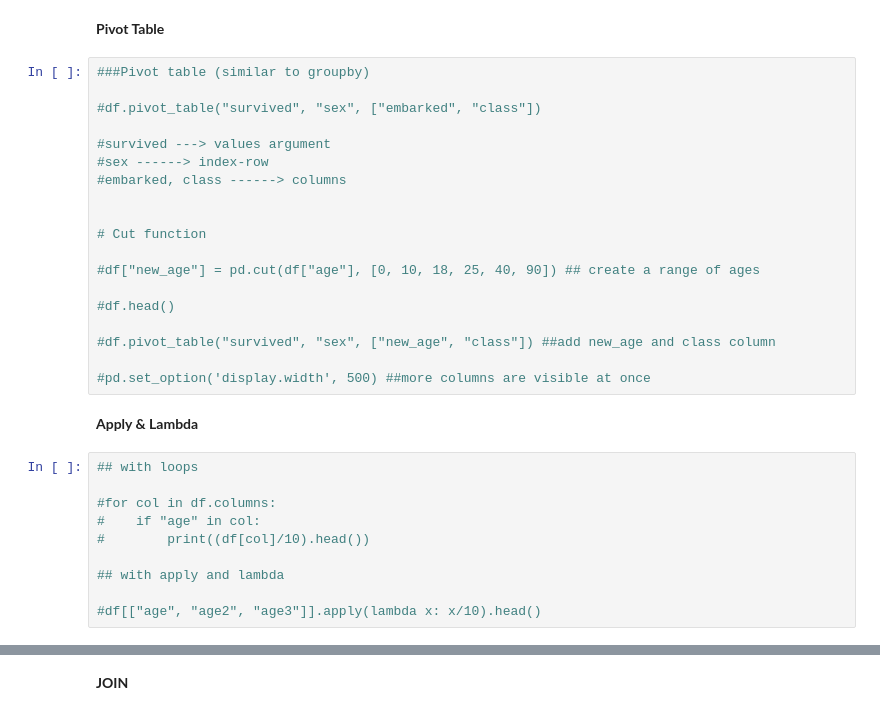
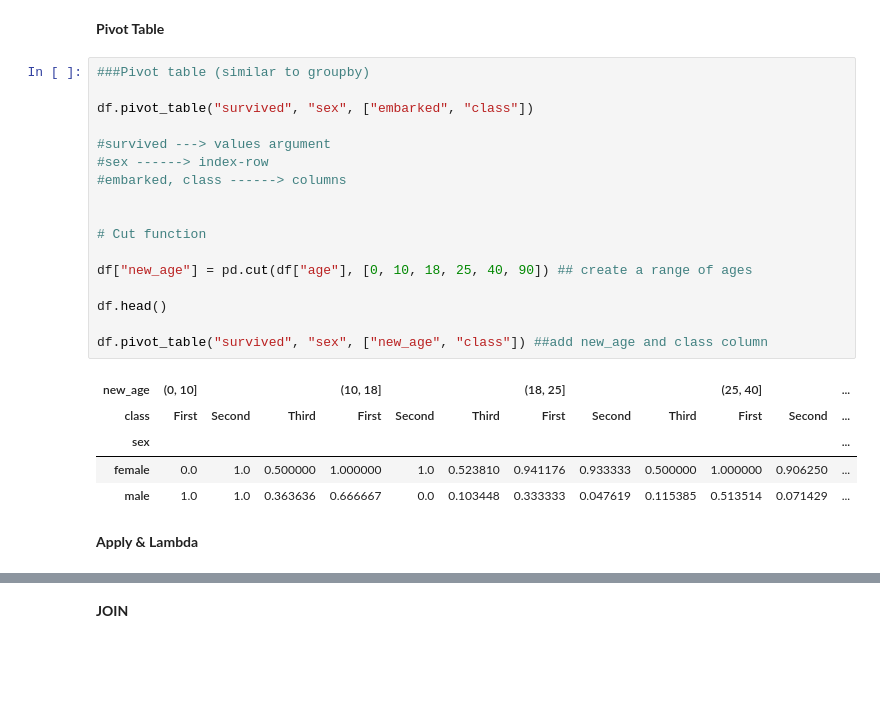
Before and after one commit to YeldaYuksel/Pandas_Python, a Jupyter notebook: Pandas-Python.ipynb, the cells around one changed output, grey strips where cells are left out. Saved outputs shown, nothing was run; the diff lists cells and outputs as text; blank space fills up the shorter version.

```diff
--- a/Pandas-Python.ipynb
+++ b/Pandas-Python.ipynb
@@ -159,31 +224,25 @@ Dataframes - Two dimensional data structure, contain index information
 # %%
 ###Pivot table (similar to groupby)
 
-#df.pivot_table("survived", "sex", ["embarked", "class"])
+df.pivot_table("survived", "sex", ["embarked", "class"])
 
 #survived ---> values argument
 #sex ------> index-row
 #embarked, class ------> columns
 
 
 # Cut function
 
-#df["new_age"] = pd.cut(df["age"], [0, 10, 18, 25, 40, 90]) ## create a range of ages
+df["new_age"] = pd.cut(df["age"], [0, 10, 18, 25, 40, 90]) ## create a range of ages
 
-#df.head()
+df.head()
 
-#df.pivot_table("survived", "sex", ["new_age", "class"]) ##add new_age and class column
-
-#pd.set_option('display.width', 500) ##more columns are visible at once
+df.pivot_table("survived", "sex", ["new_age", "class"]) ##add new_age and class column
+# %% [output]
+| new_age | (0, 10] |  |  | (10, 18] |  |  | (18, 25] |  |  | (25, 40] |  | ... |
+| class | First | Second | Third | First | Second | Third | First | Second | Third | First | Second | ... |
+| sex |  |  |  |  |  |  |  |  |  |  |  | ... |
+| female | 0.0 | 1.0 | 0.500000 | 1.000000 | 1.0 | 0.523810 | 0.941176 | 0.933333 | 0.500000 | 1.000000 | 0.906250 | ... |
+| male | 1.0 | 1.0 | 0.363636 | 0.666667 | 0.0 | 0.103448 | 0.333333 | 0.047619 | 0.115385 | 0.513514 | 0.071429 | ... |
 # %% [markdown]
 **Apply & Lambda**
-# %%
-## with loops
-
-#for col in df.columns:
-#    if "age" in col:
-#        print((df[col]/10).head())
-
-## with apply and lambda
-
-#df[["age", "age2", "age3"]].apply(lambda x: x/10).head()
```
Also changed, not shown: parts of 15 cells of this notebook.
